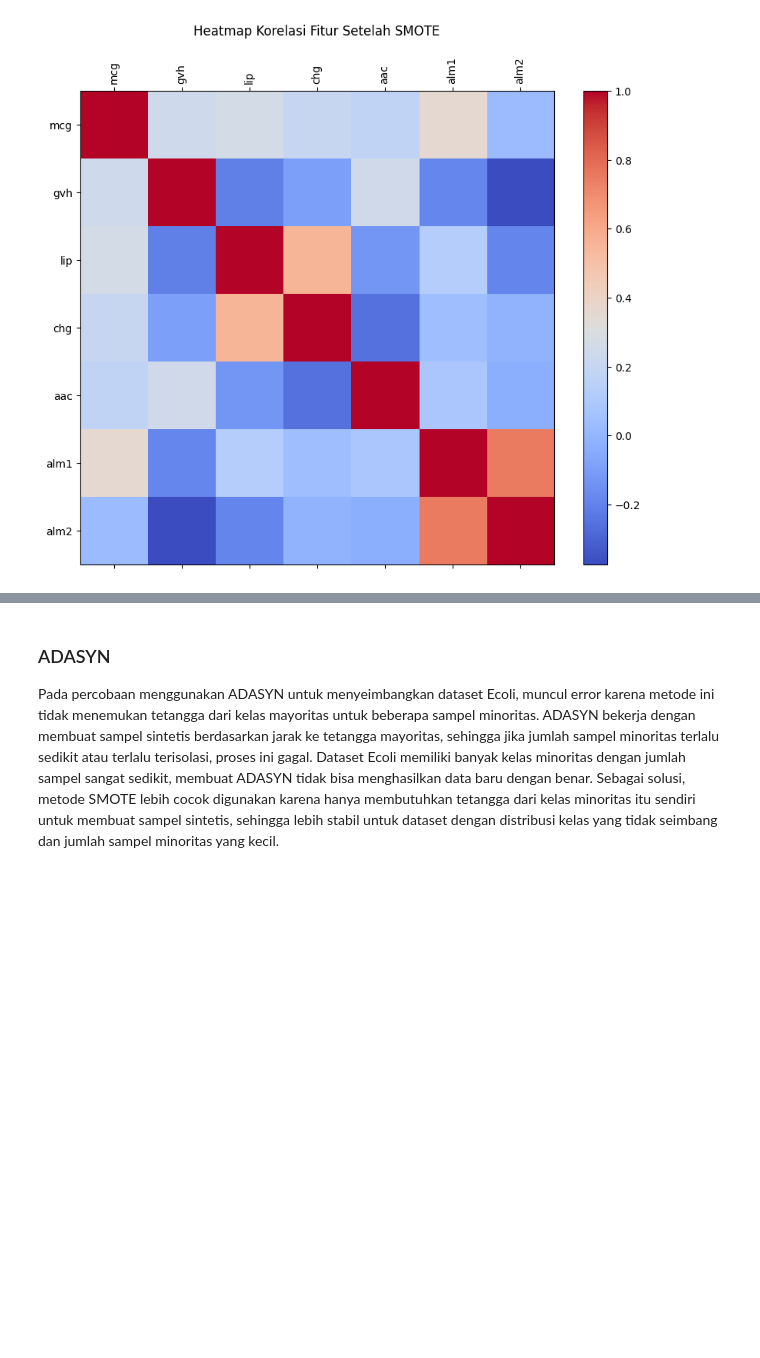
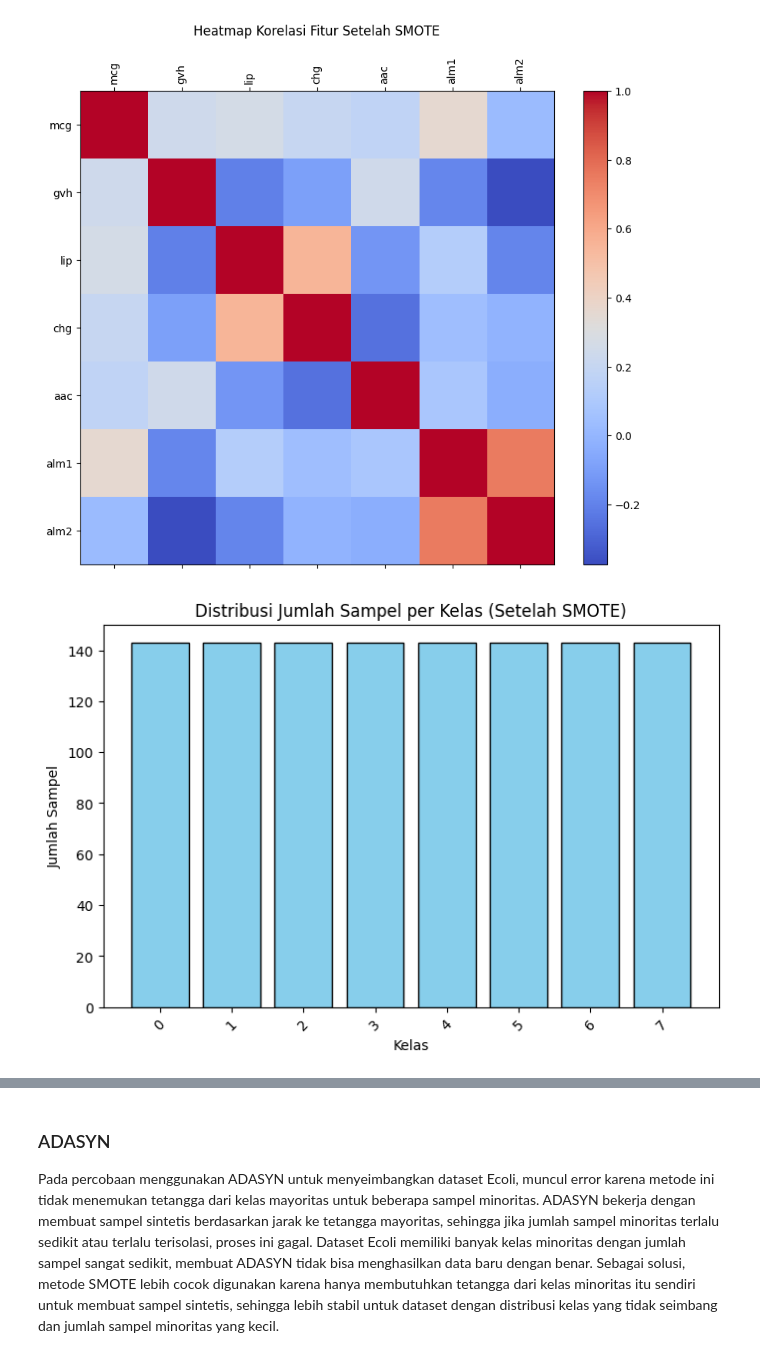
Before and after one commit to VanisaFaradela25/psd2, a Jupyter notebook: _build/jupyter_execute/tugas6.ipynb, the cells around one changed output, grey strips where cells are left out. Saved outputs shown, nothing was run; the diff lists cells and outputs as text; code cells hidden in the pictures; blank space fills up the shorter version.

```diff
--- a/_build/jupyter_execute/tugas6.ipynb
+++ b/_build/jupyter_execute/tugas6.ipynb
@@ -130,0 +137,2 @@ Sebelum dilakukan proses penyeimbangan data, saya membuat grafik batang untuk me
+# %%
+df.columns = df.columns.str.replace("`", "")
@@ -261,6 +271,9 @@ plt.show()
 ### SMOTE
 
 Scatter plot ini menampilkan data setelah dikurangi dimensinya menjadi dua komponen utama menggunakan PCA. Setiap titik mewakili satu sampel, dan warnanya menunjukkan kelas masing-masing. Pada data asli, terlihat beberapa kelas memiliki sangat sedikit sampel sehingga titiknya jarang dan distribusinya tidak merata. Kondisi ini dapat membuat model sulit mengenali kelas minoritas. Setelah dilakukan SMOTE, jumlah sampel di kelas-kelas minoritas ditambah dengan membuat titik-titik sintetis. Akibatnya, distribusi antar kelas menjadi lebih seimbang, sehingga model bisa belajar dari semua kelas dengan lebih baik, tanpa kehilangan pola asli data. Scatter plot ini membantu memvisualisasikan perbedaan distribusi sebelum dan sesudah penyeimbangan, serta memastikan bahwa data siap untuk proses pemodelan.
+# %%
+le = LabelEncoder()
+y_enc = le.fit_transform(y)
 # %%
 smote = SMOTE(random_state=42, k_neighbors=1)
 X_smote, y_smote = smote.fit_resample(X_scaled, y_enc)
@@ -309,3 +322,15 @@ plt.title("Heatmap Korelasi Fitur Setelah SMOTE", pad=20)
 plt.show()
 # %% [output]
 [figure]
+# %%
+class_counts_smote = pd.Series(y_smote).value_counts()
+
+plt.figure(figsize=(8,5))
+plt.bar(class_counts_smote.index, class_counts_smote.values, color="skyblue", edgecolor="black")
+plt.title("Distribusi Jumlah Sampel per Kelas (Setelah SMOTE)")
+plt.xlabel("Kelas")
+plt.ylabel("Jumlah Sampel")
+plt.xticks(rotation=45)
+plt.show()
+# %% [output]
+[figure, added]
```
Also changed, not shown: parts of 7 cells of this notebook, 20 other files.
